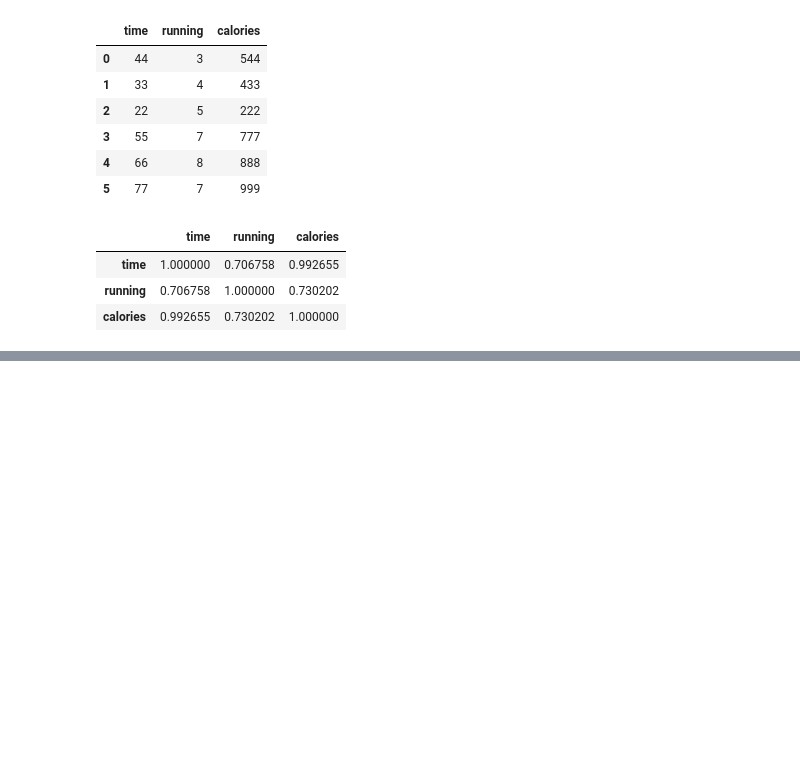
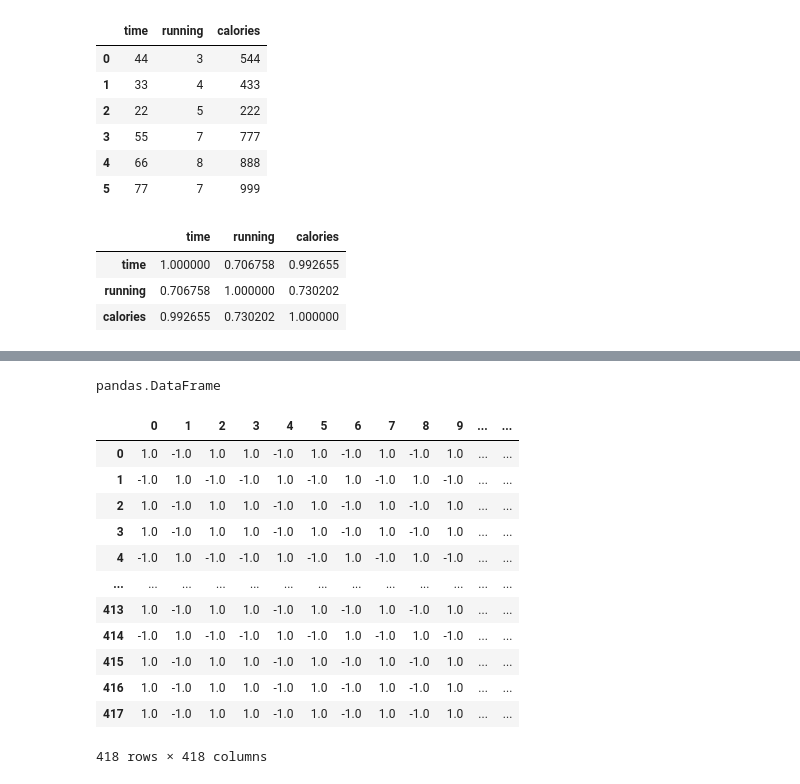
Before and after one commit to rdawad/GEN-AI-2026-morning, a Jupyter notebook: day8.ipynb, the cells around one changed output, grey strips where cells are left out. Cells and saved outputs as stored; diff of their text form; code cells hidden in the pictures; blank space fills up the shorter version.

```diff
--- a/day8.ipynb
+++ b/day8.ipynb
@@ -124,3 +124,5 @@ data_corr.corr()
 | time | 1.000000 | 0.706758 | 0.992655 |
 | running | 0.706758 | 1.000000 | 0.730202 |
 | calories | 0.992655 | 0.730202 | 1.000000 |
+# %%
+df = pd.read_csv("tested.csv")
@@ -126,0 +162,2 @@ data_corr.corr()
+# %%
+input_column = df['Sex']
@@ -126,0 +227,2 @@ data_corr.corr()
+# %%
+name = pd.get_dummies(input_column, dtype = int)
@@ -126,0 +245,22 @@ data_corr.corr()
+# %%
+corr_columns = pd.DataFrame([df['Survived'], name['female'], name['male']])
+# %%
+type(corr_columns)
+# %% [output]
+pandas.DataFrame
+# %%
+corr_columns.corr()
+# %% [output]
+|  | 0 | 1 | 2 | 3 | 4 | 5 | 6 | 7 | 8 | 9 | ... | ... |
+| 0 | 1.0 | -1.0 | 1.0 | 1.0 | -1.0 | 1.0 | -1.0 | 1.0 | -1.0 | 1.0 | ... | ... |
+| 1 | -1.0 | 1.0 | -1.0 | -1.0 | 1.0 | -1.0 | 1.0 | -1.0 | 1.0 | -1.0 | ... | ... |
+| 2 | 1.0 | -1.0 | 1.0 | 1.0 | -1.0 | 1.0 | -1.0 | 1.0 | -1.0 | 1.0 | ... | ... |
+| 3 | 1.0 | -1.0 | 1.0 | 1.0 | -1.0 | 1.0 | -1.0 | 1.0 | -1.0 | 1.0 | ... | ... |
+| 4 | -1.0 | 1.0 | -1.0 | -1.0 | 1.0 | -1.0 | 1.0 | -1.0 | 1.0 | -1.0 | ... | ... |
+| ... | ... | ... | ... | ... | ... | ... | ... | ... | ... | ... | ... | ... |
+| 413 | 1.0 | -1.0 | 1.0 | 1.0 | -1.0 | 1.0 | -1.0 | 1.0 | -1.0 | 1.0 | ... | ... |
+| 414 | -1.0 | 1.0 | -1.0 | -1.0 | 1.0 | -1.0 | 1.0 | -1.0 | 1.0 | -1.0 | ... | ... |
+| 415 | 1.0 | -1.0 | 1.0 | 1.0 | -1.0 | 1.0 | -1.0 | 1.0 | -1.0 | 1.0 | ... | ... |
+| 416 | 1.0 | -1.0 | 1.0 | 1.0 | -1.0 | 1.0 | -1.0 | 1.0 | -1.0 | 1.0 | ... | ... |
+| 417 | 1.0 | -1.0 | 1.0 | 1.0 | -1.0 | 1.0 | -1.0 | 1.0 | -1.0 | 1.0 | ... | ... |
+418 rows × 418 columns
```
Also changed, not shown: parts of 13 cells of this notebook, 8 other files.
